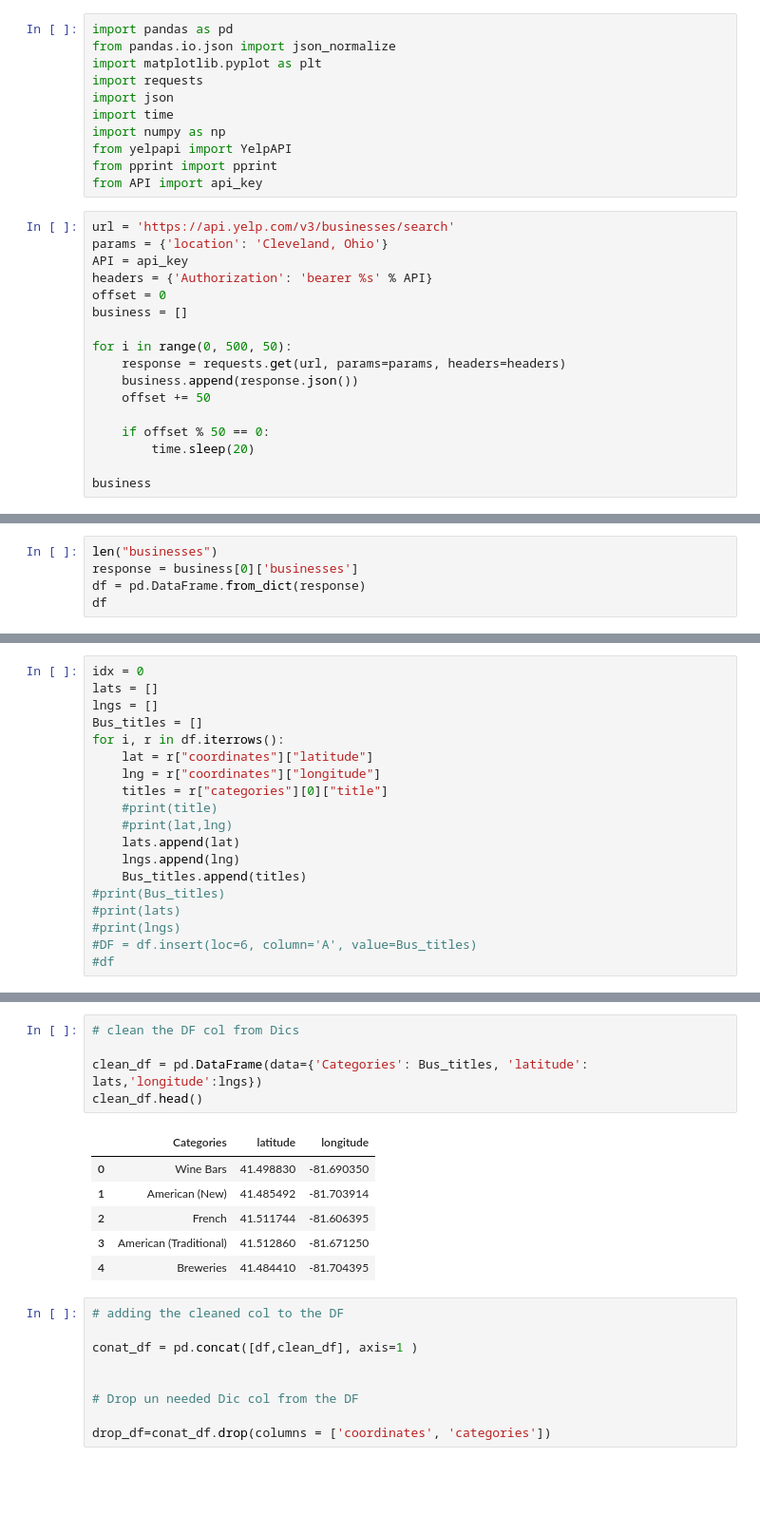
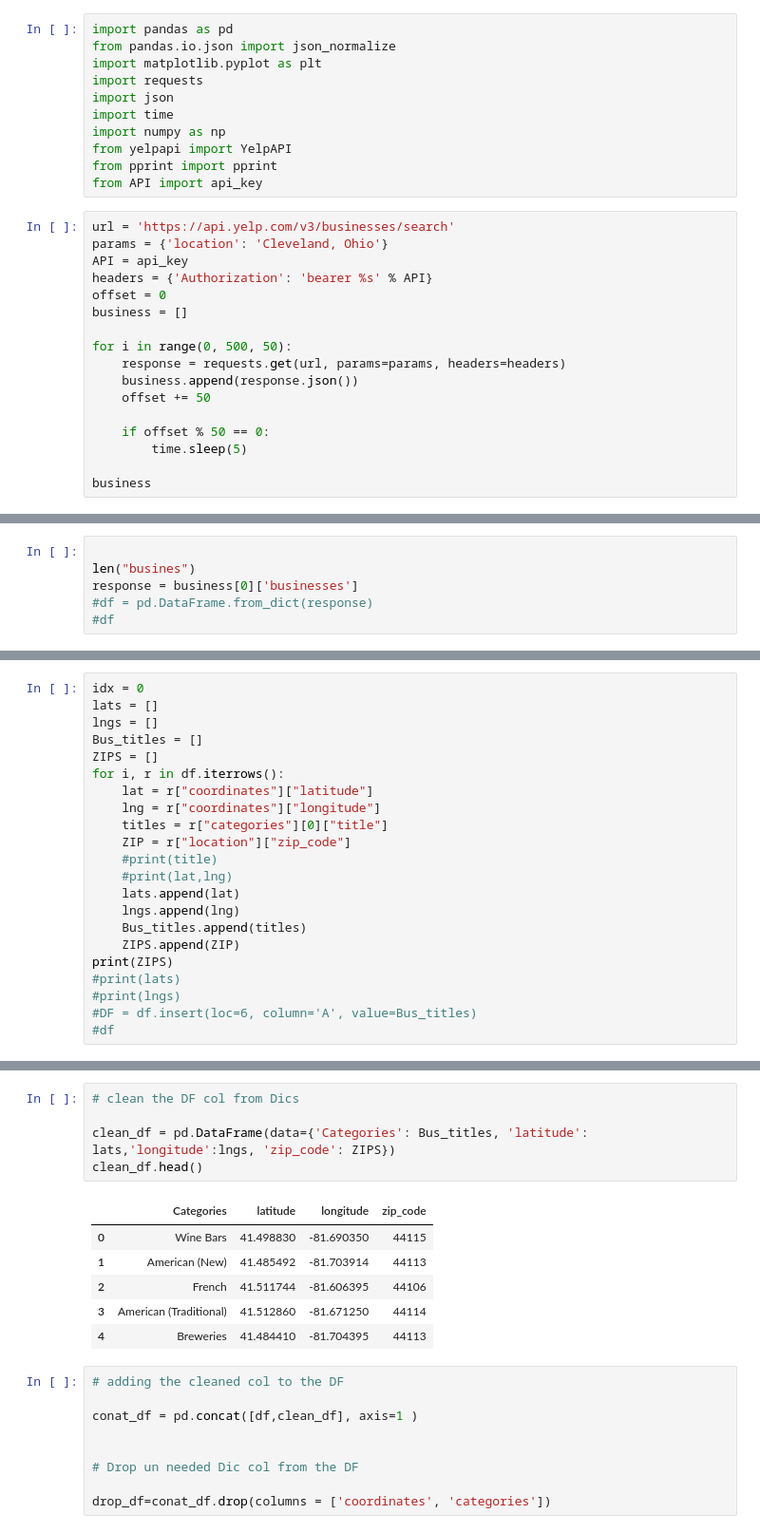
Before and after one commit to fnusandhiya/YELP, a Jupyter notebook: Merged Business.ipynb, the cells around one changed output, grey strips where cells are left out. Shown at 95% size. Saved outputs shown, nothing was run; the diff lists cells and outputs as text; blank space fills up the shorter version.

```diff
--- a/Merged Business.ipynb
+++ b/Merged Business.ipynb
@@ -23,7 +23,7 @@ for i in range(0, 500, 50):
     offset += 50
 
     if offset % 50 == 0:
-        time.sleep(20)
+        time.sleep(5)
 
 business
 # %% [output]
@@ -65,7 +65,8 @@ pprint(business)
                         'longitude': -81.67236328125}},
   'total': 1800}]
 # %%
-len("businesses")
+
+len("busines")
 response = business[0]['businesses']
-df = pd.DataFrame.from_dict(response)
-df
+#df = pd.DataFrame.from_dict(response)
+#df
@@ -92,16 +75,19 @@ idx = 0
 lats = []
 lngs = []
 Bus_titles = []
+ZIPS = []
 for i, r in df.iterrows():
     lat = r["coordinates"]["latitude"]
     lng = r["coordinates"]["longitude"]
     titles = r["categories"][0]["title"]
+    ZIP = r["location"]["zip_code"]
     #print(title)
     #print(lat,lng)
     lats.append(lat)
     lngs.append(lng)
     Bus_titles.append(titles)
-#print(Bus_titles)
+    ZIPS.append(ZIP)
+print(ZIPS)
 #print(lats)
 #print(lngs)
 #DF = df.insert(loc=6, column='A', value=Bus_titles)
@@ -109,15 +97,15 @@ for i, r in df.iterrows():
 # %%
 # clean the DF col from Dics
 
-clean_df = pd.DataFrame(data={'Categories': Bus_titles, 'latitude': lats,'longitude':lngs})
+clean_df = pd.DataFrame(data={'Categories': Bus_titles, 'latitude': lats,'longitude':lngs, 'zip_code': ZIPS})
 clean_df.head()
 # %% [output]
-|  | Categories | latitude | longitude |
-| 0 | Wine Bars | 41.498830 | -81.690350 |
-| 1 | American (New) | 41.485492 | -81.703914 |
-| 2 | French | 41.511744 | -81.606395 |
-| 3 | American (Traditional) | 41.512860 | -81.671250 |
-| 4 | Breweries | 41.484410 | -81.704395 |
+|  | Categories | latitude | longitude | zip_code |
+| 0 | Wine Bars | 41.498830 | -81.690350 | 44115 |
+| 1 | American (New) | 41.485492 | -81.703914 | 44113 |
+| 2 | French | 41.511744 | -81.606395 | 44106 |
+| 3 | American (Traditional) | 41.512860 | -81.671250 | 44114 |
+| 4 | Breweries | 41.484410 | -81.704395 | 44113 |
 # %%
 # adding the cleaned col to the DF
 
```
Also changed, not shown: parts of 3 cells of this notebook.
